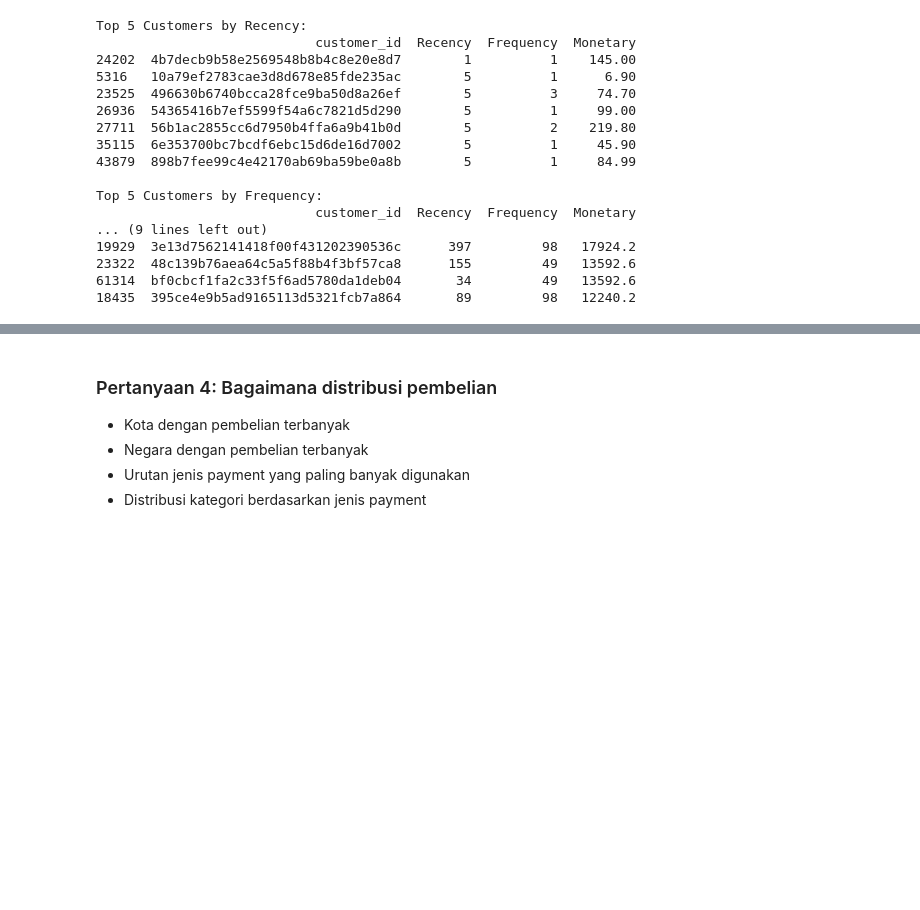
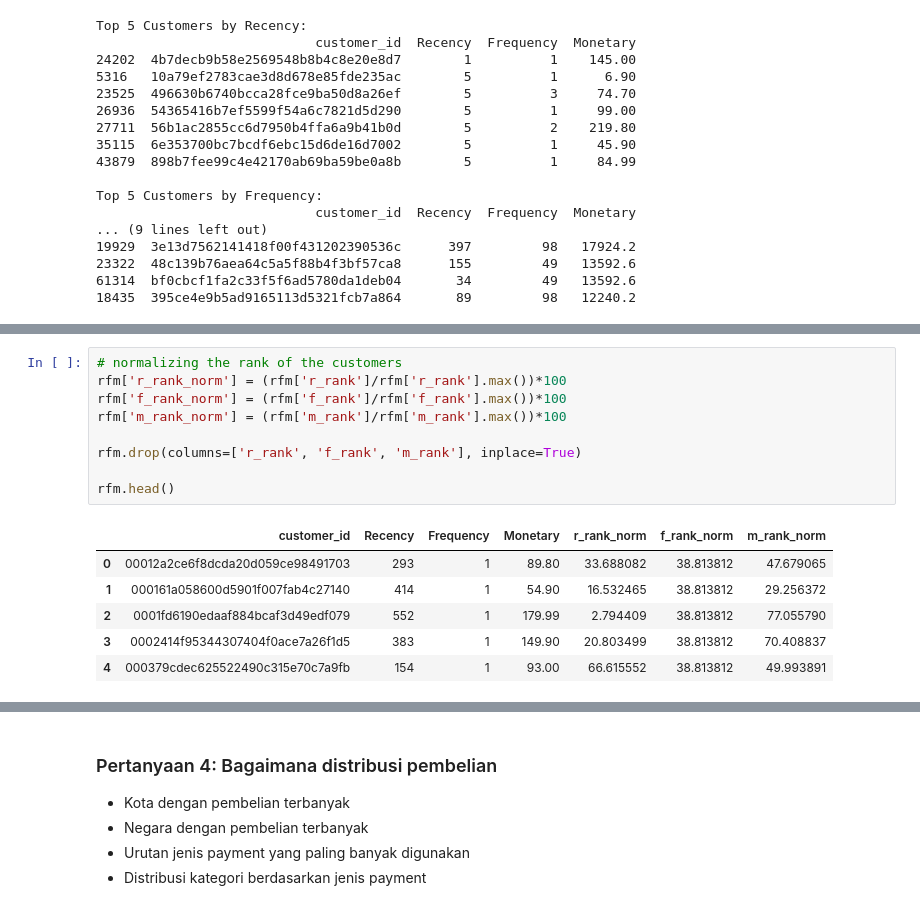
Before and after one commit to DzqKyy/Dashboard-Ecommerce, a Jupyter notebook: notebook.ipynb, the cells around one changed output, grey strips where cells are left out. Cells and saved outputs as stored; diff of their text form; blank space fills up the shorter version.

```diff
--- a/notebook.ipynb
+++ b/notebook.ipynb
@@ -1487,0 +1505,16 @@ Passing `palette` without assigning `hue` is deprecated and will be removed in v
+# %%
+# normalizing the rank of the customers
+rfm['r_rank_norm'] = (rfm['r_rank']/rfm['r_rank'].max())*100
+rfm['f_rank_norm'] = (rfm['f_rank']/rfm['f_rank'].max())*100
+rfm['m_rank_norm'] = (rfm['m_rank']/rfm['m_rank'].max())*100
+
+rfm.drop(columns=['r_rank', 'f_rank', 'm_rank'], inplace=True)
+
+rfm.head()
+# %% [output]
+|  | customer_id | Recency | Frequency | Monetary | r_rank_norm | f_rank_norm | m_rank_norm |
+| 0 | 00012a2ce6f8dcda20d059ce98491703 | 293 | 1 | 89.80 | 33.688082 | 38.813812 | 47.679065 |
+| 1 | 000161a058600d5901f007fab4c27140 | 414 | 1 | 54.90 | 16.532465 | 38.813812 | 29.256372 |
+| 2 | 0001fd6190edaaf884bcaf3d49edf079 | 552 | 1 | 179.99 | 2.794409 | 38.813812 | 77.055790 |
+| 3 | 0002414f95344307404f0ace7a26f1d5 | 383 | 1 | 149.90 | 20.803499 | 38.813812 | 70.408837 |
+| 4 | 000379cdec625522490c315e70c7a9fb | 154 | 1 | 93.00 | 66.615552 | 38.813812 | 49.993891 |
```
Also changed, not shown: parts of 19 cells of this notebook, 2 other files.
